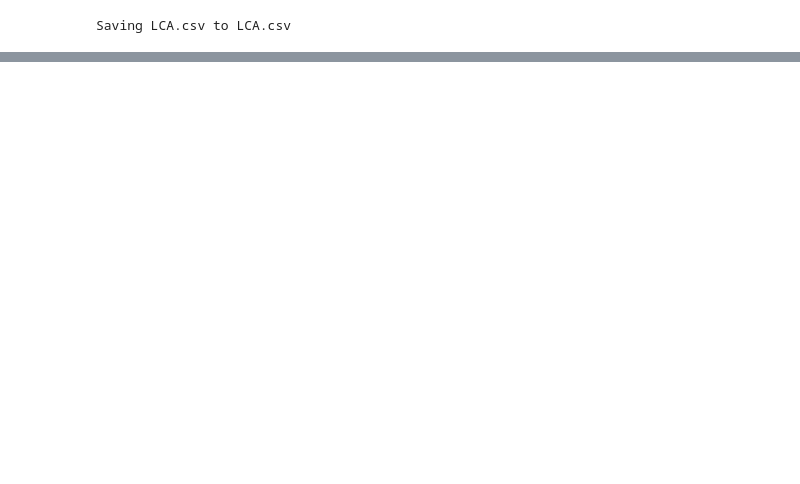
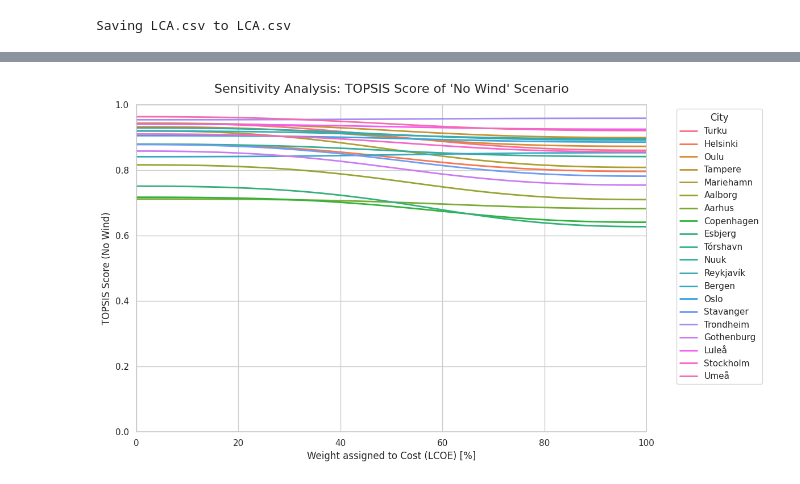
Before and after one commit to simulate111/TOPSIS_Thes, a Jupyter notebook: TOPSIS+TEA+LCA.ipynb, the cells around one changed output, grey strips where cells are left out. Saved outputs shown, nothing was run; the diff lists cells and outputs as text; code cells hidden in the pictures; blank space fills up the shorter version.

```diff
--- a/TOPSIS+TEA+LCA.ipynb
+++ b/TOPSIS+TEA+LCA.ipynb
@@ -130,0 +253,90 @@ Cleaned data preview:
+# %%
+import pandas as pd
+import numpy as np
+import matplotlib.pyplot as plt
+import seaborn as sns
+
+# ===============================
+# 1. LOAD DATA
+# ===============================
+df_raw = pd.read_csv("LCA.csv", encoding="latin1")
+
+# Added 'r' before strings with backslashes to fix the SyntaxWarning
+column_mapping = {
+    'WT': 'City',
+    'LCOE': 'LCOE_Wind',
+    r'CO\-(2)-eq./kWh': 'CO2_Wind',
+    'LCOE.1': 'LCOE_NoWind',
+    r'CO\-(2)-eq./kWh.1': 'CO2_NoWind',
+    'LCOE.2': 'LCOE_PV',
+    r'\f:Times New Roman(CO)\-(\f:Times New Roman(2))\f:Times New Roman(-eq./kWh)': 'CO2_PV'
+}
+
+df = df_raw[list(column_mapping.keys())].rename(columns=column_mapping).iloc[2:].copy()
+df = df.dropna(subset=['City'])
+numeric_cols = ["LCOE_Wind", "CO2_Wind", "LCOE_NoWind", "CO2_NoWind", "LCOE_PV", "CO2_PV"]
+df[numeric_cols] = df[numeric_cols].apply(pd.to_numeric, errors='coerce')
+df = df.dropna(subset=numeric_cols).reset_index(drop=True)
+
+# ===============================
+# 2. TOPSIS FUNCTION
+# ===============================
+def topsis(X, weights, criteria):
+    X = np.array(X, dtype=float)
+    weights = np.array(weights)
+    criteria = np.array(criteria)
+    norm = np.sqrt((X**2).sum(axis=0))
+    norm[norm == 0] = 1e-10
+    Y = X / norm
+    Yw = Y * weights
+    Vp = np.where(criteria == 1, Yw.max(axis=0), Yw.min(axis=0))
+    Vn = np.where(criteria == 1, Yw.min(axis=0), Yw.max(axis=0))
+    Splus = np.sqrt(((Yw - Vp)**2).sum(axis=1))
+    Snegative = np.sqrt(((Yw - Vn)**2).sum(axis=1))
+    denom = Splus + Snegative
+    denom[denom == 0] = 1e-10
+    return Snegative / denom
+
+# ===============================
+# 3. CALCULATE RESULTS
+# ===============================
+results = []
+w_lcoe_range = np.linspace(0, 1, 101)
+
+for _, row in df.iterrows():
+    X = [
+        [row["LCOE_Wind"], row["CO2_Wind"]],
+        [row["LCOE_NoWind"], row["CO2_NoWind"]],
+        [row["LCOE_PV"], row["CO2_PV"]],
+    ]
+    city = row["City"]
+    for w_l in w_lcoe_range:
+        w_c = 1.0 - w_l
+        scores = topsis(X, [w_l, w_c], [0, 0])
+        results.append({
+            "City": city,
+            "LCOE_Weight_%": w_l * 100,
+            "Score_NoWind": scores[1] # Index 1 is No Wind
+        })
+
+res_df = pd.DataFrame(results)
+
+# ===============================
+# 4. PLOT RESULTS
+# ===============================
+plt.figure(figsize=(12, 7))
+sns.set_theme(style="whitegrid")
+sns.lineplot(data=res_df, x='LCOE_Weight_%', y='Score_NoWind', hue='City', linewidth=2)
+
+plt.title("Sensitivity Analysis: TOPSIS Score of 'No Wind' Scenario", fontsize=16, pad=15)
+plt.xlabel("Weight assigned to Cost (LCOE) [%]", fontsize=12)
+plt.ylabel("TOPSIS Score (No Wind)", fontsize=12)
+plt.xlim(0, 100)
+plt.ylim(0, 1)
+
+# Fixed the legend line so it doesn't contain the accidental text
+plt.legend(title="City", bbox_to_anchor=(1.05, 1), loc='upper left')
+plt.tight_layout()
+plt.show()
+# %% [output]
+[figure, added]
```
Also changed, not shown: parts of 1 cell of this notebook.
